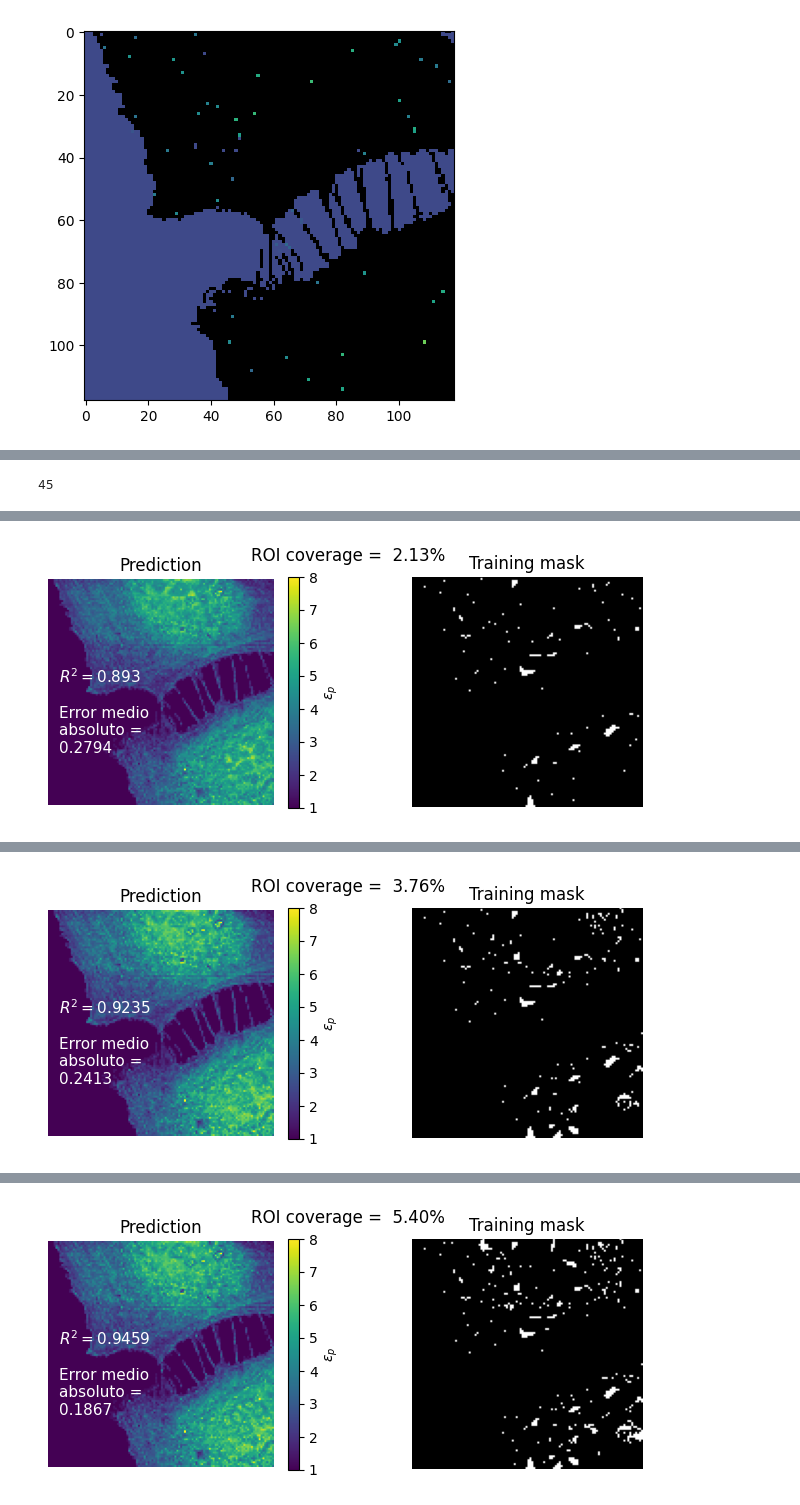
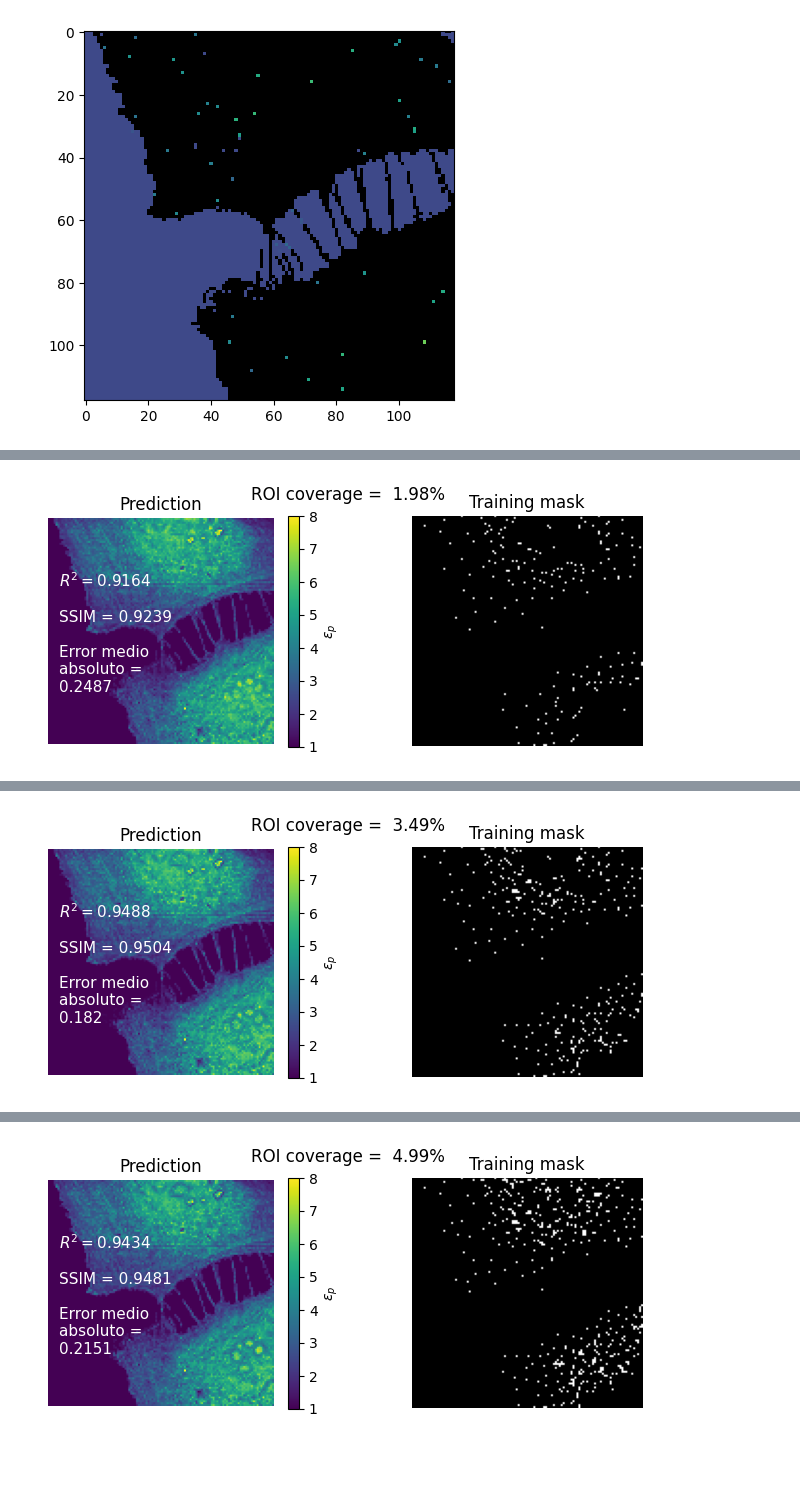
Before and after one commit to mcanoibec/fast_smart_scanning, a Jupyter notebook: work_directory/other_examples/NN_Smart_Drive_Bueno.ipynb, the cells around one changed output, grey strips where cells are left out. Cells and saved outputs as stored; diff of their text form; code cells hidden in the pictures; blank space fills up the shorter version.

```diff
--- a/work_directory/other_examples/NN_Smart_Drive_Bueno.ipynb
+++ b/work_directory/other_examples/NN_Smart_Drive_Bueno.ipynb
@@ -261,9 +261,3 @@ y_train_aug=copy(y_train)
 for i in np.arange(N_aug-1):
     X_train_aug=pd.DataFrame(np.concatenate((X_train_aug, X_train), axis=0))
     y_train_aug=pd.DataFrame(np.concatenate((y_train_aug, y_train), axis=0))
-# %%
-train_img=copy(np.array(y))
-for i in np.array(cell_index)[train_index]:
-    train_img[i]=20000
-train_img=train_img.reshape(nu_dim,nu_dim)
-plt.imshow(train_img, vmin=1, vmax=8)
@@ -339,7 +330,6 @@ train_ratios_all.append(train_ratio.copy())
 
 n_scan_points = int(0.05 * len(cell_index))
 pbar = tqdm(total=n_scan_points, desc='Scanned points')
-print(pbar.n)
 # Continue until we measure 40% of the points.
 while train_mask_still.sum() < n_scan_points:
     # Supply the measurement values.
@@ -369,7 +359,9 @@ while train_mask_still.sum() < n_scan_points:
         sample_fast.neighbors = NeighborsInfo([], [], [], [])
 
     # Compute reconstructions, resize to physical dimensions
-    res=reg.predict([Xn_roi, Cv_roi_mat])
+    res=reg.predict([Xn_roi, Cv_roi_mat], verbose=0)
+    res=res.reshape(len(res))
+
     #VISUALIZACIÓN DE DATOS CALCULADOS
     full_vec_roi=np.zeros(nu_dim**2)+1
     for i in np.arange(len(roi_index)):
@@ -378,7 +370,8 @@ while train_mask_still.sum() < n_scan_points:
 
 
     for i in y.index[np.array(cell_index)[train_index]]:
-        full_vec_roi[i]=y.iloc[i]
+        full_vec_roi[i]=np.array(y).reshape(len(y))[i]
+
 
     full_img_roi=np.reshape(full_vec_roi,(nu_dim,nu_dim))
 
@@ -416,7 +409,7 @@ while train_mask_still.sum() < n_scan_points:
 
     # Compute new positions.
 
-    new_idxs = sample_fast.find_new_measurement_idxs()
+    new_idxs = sample_fast.find_new_measurement_idxs()[:1]
 
 
     new_idxs_vec = np.ravel_multi_index((new_idxs[:,0],new_idxs[:,1]),(nu_dim,nu_dim))
@@ -450,7 +443,7 @@ while train_mask_still.sum() < n_scan_points:
 
         reg.fit([XNUn_new_aug,Tn_conv_new_aug],ynu_new_aug, verbose=0)
         new_idxs=copy(provisional_idxs)
-        print(rf"n train pixels = {len(new_idxs)}")
+        #print(rf"n train pixels = {len(new_idxs)}")
         for i in new_idxs_vec_cell:
             train_mask[i]=1
         train_mask_still=copy(train_mask).reshape(nu_dim,nu_dim)
@@ -470,6 +463,7 @@ while train_mask_still.sum() < n_scan_points:
 
 
 res=reg.predict([Xn_roi, Cv_roi_mat])
+res=res.reshape(len(res))
 #VISUALIZACIÓN DE DATOS CALCULADOS
 full_vec_roi=np.zeros(nu_dim**2)+1
 for i in np.arange(len(roi_index)):
@@ -478,7 +472,7 @@ for i in np.arange(len(roi_index)):
 
 
 for i in y.index[np.array(cell_index)[train_index]]:
-    full_vec_roi[i]=y.iloc[i]
+    full_vec_roi[i]=np.array(y).reshape(len(y))[i]
 
 full_img_roi=np.reshape(full_vec_roi,(nu_dim,nu_dim))
 
@@ -530,7 +506,6 @@ folder=rf'd:\Exports\pres240510'
 for ix in np.array(np.linspace(0, len(train_ratios_all)-1, 4)).astype(int):
     smart_mask=pd.DataFrame(train_masks_all[ix].reshape(nu_dim**2))
     smart_mask=smart_mask.index[smart_mask[0]>0].tolist()
-    print(len(smart_mask))
     XNUn_smart=pd.DataFrame(X.iloc[smart_mask])
     XNUn_smart=pd.DataFrame(curve_scale.transform(XNUn_smart), columns=inputs)
 
@@ -552,7 +527,8 @@ for ix in np.array(np.linspace(0, len(train_ratios_all)-1, 4)).astype(int):
 
 
     reg_smart, histo=nn_for_ep(XNUn_smart_aug,Tn_conv_smart_aug,ynu_smart_aug,X_test,Cv_test,y_test, verb=0)
-    res_smart=reg_smart.predict([Xn_roi, Cv_roi_mat])
+    res_smart=reg_smart.predict([Xn_roi, Cv_roi_mat], verbose=0)
+    res_smart=res_smart.reshape(len(res_smart))
 
 
 
@@ -563,13 +539,17 @@ for ix in np.array(np.linspace(0, len(train_ratios_all)-1, 4)).astype(int):
 
 
     for i in y.index[np.array(cell_index)[train_index]]:
-        full_vec_roi[i]=y.iloc[i]
+        full_vec_roi[i]=np.array(y).reshape(len(y))[i]
 
     full_img_roi=np.reshape(full_vec_roi,(nu_dim,nu_dim))
 
     res_cell=np.array(full_vec_roi[cell_index])
+    full_vec_cell=np.zeros(nu_dim**2)+1
+    for i in np.arange(len(cell_index)):
+        full_vec_cell[cell_index[i]]=res_cell[i]
+    full_img_cell=np.reshape(full_vec_cell,(nu_dim,nu_dim))
 
-
+    ssim_score = np.round(ssim(y_mat, full_img_cell, data_range=full_img_cell.max() - full_img_cell.min()), decimals=4)
     rsqr_cell=np.round(r2_score(y_cell, res_cell), decimals=4)
     mae_cell=mean_absolute_error(y_cell, res_cell)
 
@@ -583,7 +563,7 @@ for ix in np.array(np.linspace(0, len(train_ratios_all)-1, 4)).astype(int):
     plt.title('Prediction')
     plt.axis('off')
     plt.colorbar(label="$ε_p$")
-    plt.text(5, 90, "$R^2 = $"+str(rsqr_cell)+"\n\nError medio\nabsoluto = \n"+str(np.round(mae_cell, decimals=4)), fontsize=11, color="#fff")
+    plt.text(5, 90, "$R^2 = $"+str(rsqr_cell)+"\n\nSSIM = "+str(ssim_score)+"\n\nError medio\nabsoluto = \n"+str(np.round(mae_cell, decimals=4)), fontsize=11, color="#fff")
 
     plt.subplot(1,2,2)
     plt.imshow(train_masks_all[ix], cmap="gray")
@@ -592,4 +572,3 @@ for ix in np.array(np.linspace(0, len(train_ratios_all)-1, 4)).astype(int):
     plt.suptitle(f'ROI coverage = {(train_ratios_all[ix] * 100): 3.2f}%')
     plt.show()
 # %% [output]
-45
@@ -600 +576 @@ for ix in np.array(np.linspace(0, len(train_ratios_all)-1, 4)).astype(int):
-[figure, old version]
+[figure, new version]
@@ -603 +577 @@ for ix in np.array(np.linspace(0, len(train_ratios_all)-1, 4)).astype(int):
-[figure, old version]
+[figure, new version]
@@ -606 +578 @@ for ix in np.array(np.linspace(0, len(train_ratios_all)-1, 4)).astype(int):
-[figure, old version]
+[figure, new version]
```
Also changed, not shown: parts of 7 cells of this notebook, 2 other files.
